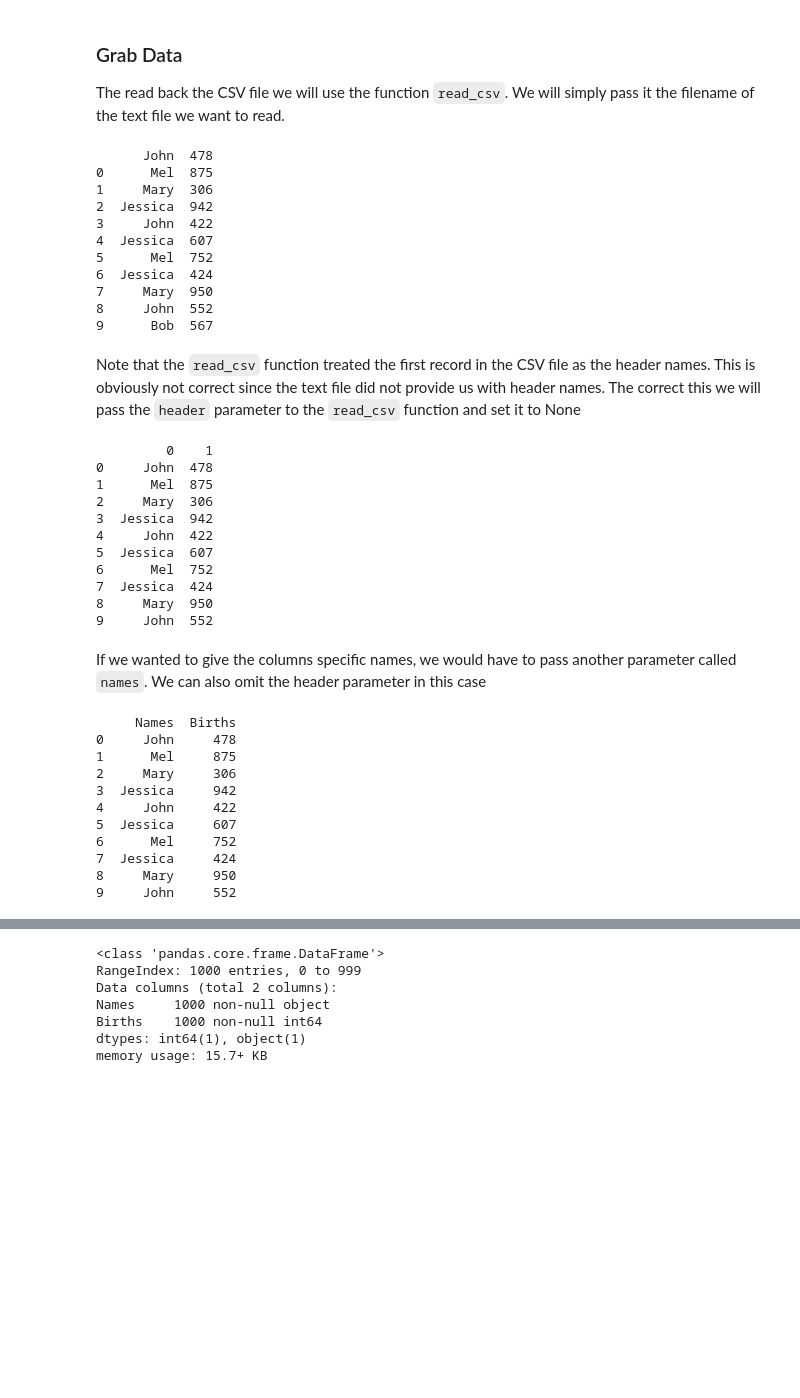
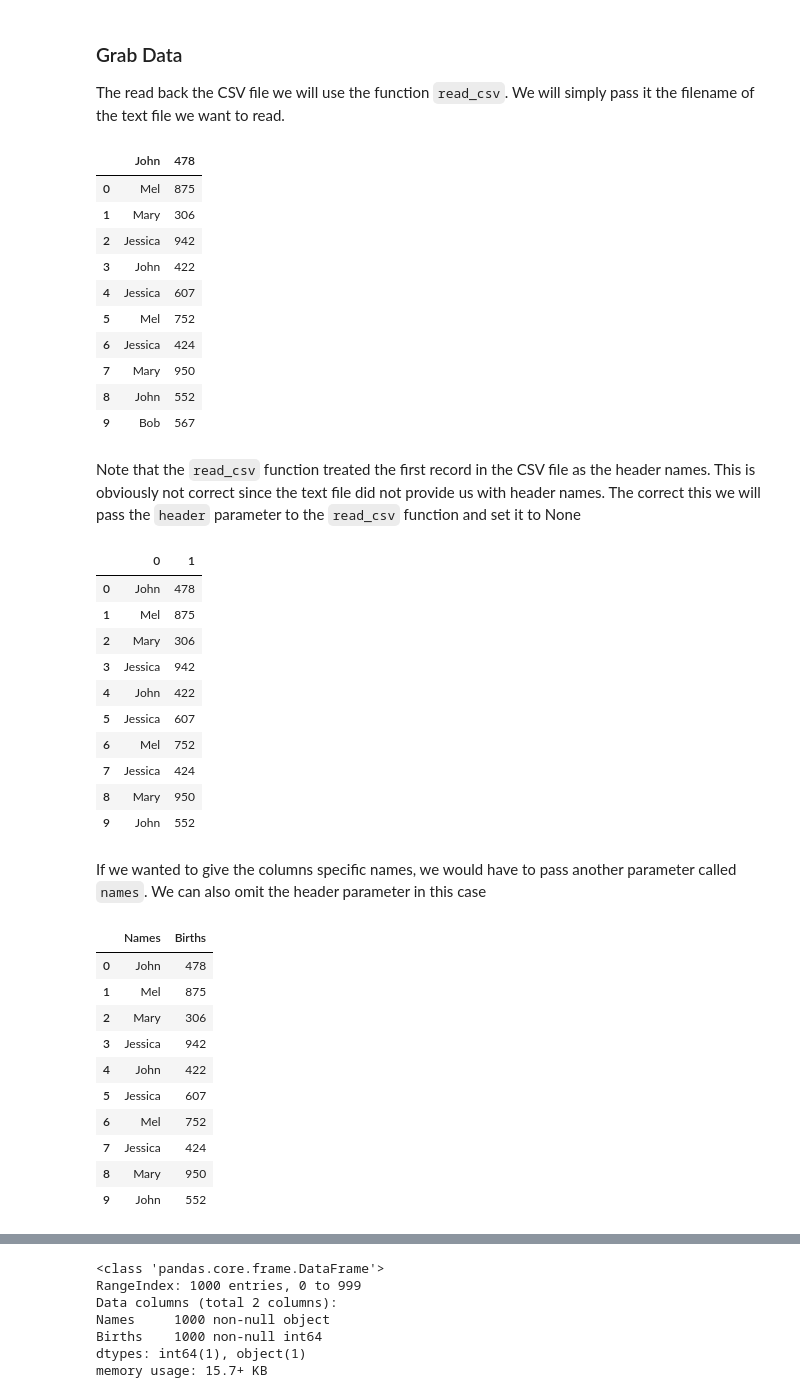
Before and after one commit to uom-lectures/PHY2230, a Jupyter notebook: pandas.ipynb, the cells around one changed output, grey strips where cells are left out. Cells and saved outputs as stored; diff of their text form; code cells hidden in the pictures; blank space fills up the shorter version.

```diff
--- a/pandas.ipynb
+++ b/pandas.ipynb
@@ -71,51 +74,54 @@ df.to_csv('births1880.csv', index=False, header=False)
 The read back the CSV file we will use the function `read_csv`. We will simply pass it the filename of the text file we want to read.
 # %%
 df = pd.read_csv('births1880.csv')
-print(df[:10])
+
+df[:10]
 # %% [output]
-      John  478
-0      Mel  875
-1     Mary  306
-2  Jessica  942
-3     John  422
-4  Jessica  607
-5      Mel  752
-6  Jessica  424
-7     Mary  950
-8     John  552
-9      Bob  567
+|  | John | 478 |
+| 0 | Mel | 875 |
+| 1 | Mary | 306 |
+| 2 | Jessica | 942 |
+| 3 | John | 422 |
+| 4 | Jessica | 607 |
+| 5 | Mel | 752 |
+| 6 | Jessica | 424 |
+| 7 | Mary | 950 |
+| 8 | John | 552 |
+| 9 | Bob | 567 |
 # %% [markdown]
 Note that the `read_csv` function treated the first record in the CSV file as the header names. This is obviously not correct since the text file did not provide us with header names. The correct this we will pass the `header` parameter to the `read_csv` function and set it to None
 # %%
 df = pd.read_csv('births1880.csv', header=None)
-print(df[:10])
+
+df[:10]
 # %% [output]
-         0    1
-0     John  478
-1      Mel  875
-2     Mary  306
-3  Jessica  942
-4     John  422
-5  Jessica  607
-6      Mel  752
-7  Jessica  424
-8     Mary  950
-9     John  552
+|  | 0 | 1 |
+| 0 | John | 478 |
+| 1 | Mel | 875 |
+| 2 | Mary | 306 |
+| 3 | Jessica | 942 |
+| 4 | John | 422 |
+| 5 | Jessica | 607 |
+| 6 | Mel | 752 |
+| 7 | Jessica | 424 |
+| 8 | Mary | 950 |
+| 9 | John | 552 |
 # %% [markdown]
 If we wanted to give the columns specific names, we would have to pass another parameter called `names`. We can also omit the header parameter in this case
 # %%
 df = pd.read_csv('births1880.csv', names=['Names', 'Births'])
-print(df[:10])
+
+df[:10]
 # %% [output]
-     Names  Births
-0     John     478
-1      Mel     875
-2     Mary     306
-3  Jessica     942
-4     John     422
-5  Jessica     607
-6      Mel     752
-7  Jessica     424
-8     Mary     950
-9     John     552
+|  | Names | Births |
+| 0 | John | 478 |
+| 1 | Mel | 875 |
+| 2 | Mary | 306 |
+| 3 | Jessica | 942 |
+| 4 | John | 422 |
+| 5 | Jessica | 607 |
+| 6 | Mel | 752 |
+| 7 | Jessica | 424 |
+| 8 | Mary | 950 |
+| 9 | John | 552 |
 # %% [markdown]
```
Also changed, not shown: parts of 11 cells of this notebook, 2 other files.
